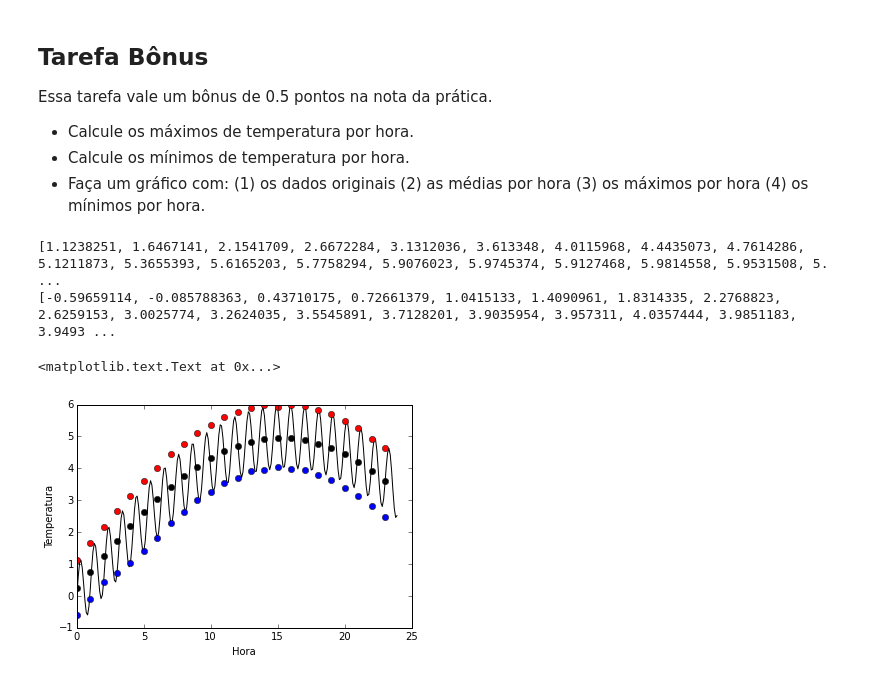
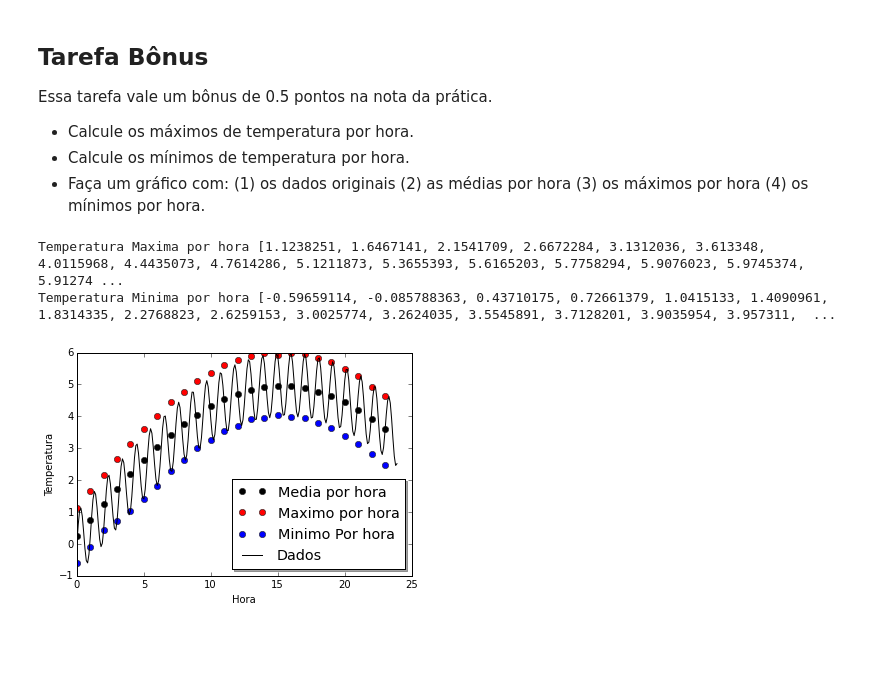
Before and after one commit to mat-esp-2015/python-intro-2-sniper, a Jupyter notebook: tarefa-intro-python-2.ipynb, the cells around one changed output. Drawn from its saved outputs; the diff is of its cells as text; code cells hidden in the pictures; blank space fills up the shorter version.

```diff
--- a/tarefa-intro-python-2.ipynb
+++ b/tarefa-intro-python-2.ipynb
@@ -335,20 +332,21 @@ Minimo esta igual? True
 # %%
 media_hora = []
 for n in range (10, 250, 10):
-    soma_dezena = 0
+    somador = 0
     for i in range (n-10, n, 1):
-        soma_dezena = soma_dezena + dados[i]
-    media = soma_dezena/10
+        somador = somador + dados[i]
+    media = somador/10
     media_hora.append (media)
 print('Media por Hora:',media_hora)
 %matplotlib inline
 import matplotlib.pyplot as plt
 horas = range(0, 24)
 plt.figure ()
-plt.plot(tempos, dados, "-k", label = "dados")
+
 plt.xlabel ("Hora")
 plt.ylabel ("Temperatura")
-plt.plot(horas, media_hora, "ok", label = "media por hora")
+plt.plot(horas, media_hora, "ok", label = "Media por hora")
+plt.plot(tempos, dados, "-k", label = "Dados")
 legend = plt.legend (loc = 'lower right', shadow = True, fontsize = 'x-large')
 # %% [output]
 Media por Hora: [0.24524000100000007, 0.7538229956, 1.25266842, 1.7361839509999997, 2.19915446, 2.6368249399999995, 3.0449581, 3.4198659899999995, 3.7584158100000002, 4.05801226, 4.31656083, 4.5324171 ...
@@ -370,43 +368,41 @@ Essa tarefa vale um bônus de 0.5 pontos na nota da prática.
 # %%
 #aqui comeca a segunda parta do codigo. ela calcula o maximo e minimo por hora e depois plota no grafico.
 maximo_temp = []
 minimo_temp = []
 
 for n in range (10, 250, 10):
     maximo = 0
+    minimo = 5
     for i in range (n-10, n, 1):
         if dados[i]>maximo:
             maximo = dados[i]
-    maximo_temp.append(maximo)
-
-print(maximo_temp)
-
-for n in range (10, 250, 10):
-    minimo = 5
-    for i in range (n-10, n, 1):
         if dados[i]<minimo:
             minimo = dados[i]
     minimo_temp.append(minimo)
+    maximo_temp.append(maximo)
+
+print('Temperatura Maxima por hora',maximo_temp)
 
 
-print(minimo_temp)
+print('Temperatura Minima por hora', minimo_temp)
 
 %matplotlib inline
 
 import matplotlib.pylab as plt
 horas = range(0, 24)
 plt.figure()
-plt.plot(tempos,dados, '-k')
 plt.plot(horas, media_hora, "ok", label = "Media por hora")
-plt.plot(horas, maximo_temp, "or", label = "Maximo de temp")
-plt.plot(horas, minimo_temp, "ob", label = "Minimo de temp")
+plt.plot(horas, maximo_temp, "or", label = "Maximo por hora")
+plt.plot(horas, minimo_temp, "ob", label = "Minimo Por hora")
+plt.plot(tempos,dados, '-k', label = 'Dados' )
 plt.xlabel('Hora')
 plt.ylabel('Temperatura')
+
+legend = plt.legend (loc = 'lower right', shadow = True, fontsize = 'x-large')
 # %% [output]
-[1.1238251, 1.6467141, 2.1541709, 2.6672284, 3.1312036, 3.613348, 4.0115968, 4.4435073, 4.7614286, 5.1211873, 5.3655393, 5.6165203, 5.7758294, 5.9076023, 5.9745374, 5.9127468, 5.9814558, 5.9531508, 5. ...
-[-0.59659114, -0.085788363, 0.43710175, 0.72661379, 1.0415133, 1.4090961, 1.8314335, 2.2768823, 2.6259153, 3.0025774, 3.2624035, 3.5545891, 3.7128201, 3.9035954, 3.957311, 4.0357444, 3.9851183, 3.9493 ...
+Temperatura Maxima por hora [1.1238251, 1.6467141, 2.1541709, 2.6672284, 3.1312036, 3.613348, 4.0115968, 4.4435073, 4.7614286, 5.1211873, 5.3655393, 5.6165203, 5.7758294, 5.9076023, 5.9745374, 5.91274 ...
+Temperatura Minima por hora [-0.59659114, -0.085788363, 0.43710175, 0.72661379, 1.0415133, 1.4090961, 1.8314335, 2.2768823, 2.6259153, 3.0025774, 3.2624035, 3.5545891, 3.7128201, 3.9035954, 3.957311,  ...
-<matplotlib.text.Text at 0x...>
-[figure, old version]
+[figure, new version]
 # %% [markdown]
 ### Resultado esperado
 
```
Also changed, not shown: parts of 7 cells of this notebook.
